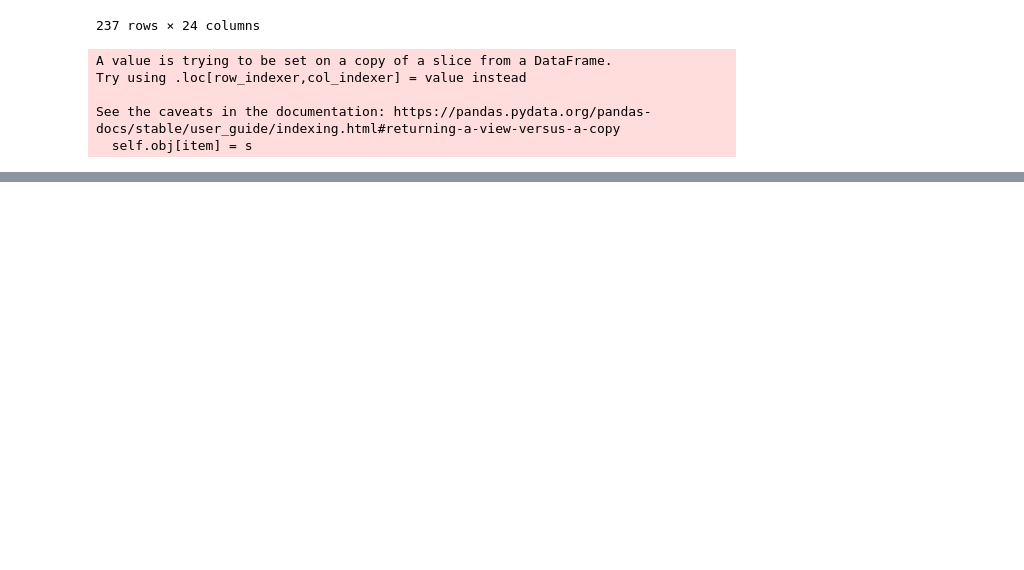
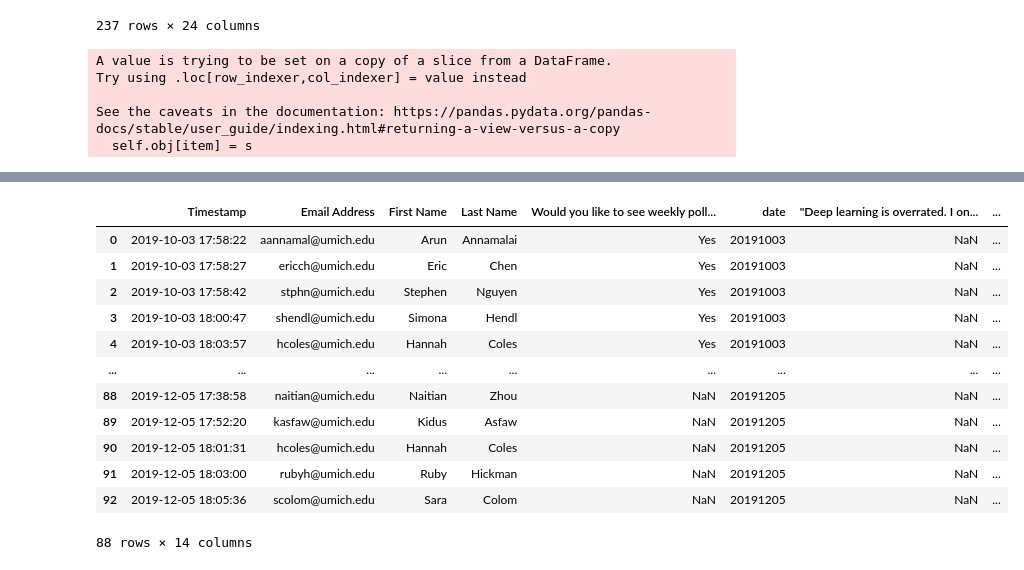
Before and after one commit to Jacsarge/attendance-analysis, a Jupyter notebook: initial-testing.ipynb, the cells around one changed output, grey strips where cells are left out. Saved outputs shown, nothing was run; the diff lists cells and outputs as text; code cells hidden in the pictures; blank space fills up the shorter version.

```diff
--- a/initial-testing.ipynb
+++ b/initial-testing.ipynb
@@ -171,0 +186,29 @@ Warnings:
+# %%
+for date in fa19_dates:
+    spread = Spread('Attendance ' + str(date) + ' (Responses)')
+    temp = spread.sheet_to_df(sheet='Form Responses 1')
+    temp['date'] = date
+    frames = [fa_df,temp]
+    fa_df = pd.concat(frames)
+# %%
+fa_df = fa_df.reset_index()
+# %%
+fa_df['Timestamp'] = pd.to_datetime(fa_df['Timestamp']).apply(lambda x: x)
+# %%
+fa_thurs_df = fa_df.loc[fa_df['Timestamp'].dt.weekday == 3 ]
+# %%
+fa_thurs_df
+# %% [output]
+|  | Timestamp | Email Address | First Name | Last Name | Would you like to see weekly poll... | date | "Deep learning is overrated. I on... | ... |
+| 0 | 2019-10-03 17:58:22 | aannamal@umich.edu | Arun | Annamalai | Yes | 20191003 | NaN | ... |
+| 1 | 2019-10-03 17:58:27 | ericch@umich.edu | Eric | Chen | Yes | 20191003 | NaN | ... |
+| 2 | 2019-10-03 17:58:42 | stphn@umich.edu | Stephen | Nguyen | Yes | 20191003 | NaN | ... |
+| 3 | 2019-10-03 18:00:47 | shendl@umich.edu | Simona | Hendl | Yes | 20191003 | NaN | ... |
+| 4 | 2019-10-03 18:03:57 | hcoles@umich.edu | Hannah | Coles | Yes | 20191003 | NaN | ... |
+| ... | ... | ... | ... | ... | ... | ... | ... | ... |
+| 88 | 2019-12-05 17:38:58 | naitian@umich.edu | Naitian | Zhou | NaN | 20191205 | NaN | ... |
+| 89 | 2019-12-05 17:52:20 | kasfaw@umich.edu | Kidus | Asfaw | NaN | 20191205 | NaN | ... |
+| 90 | 2019-12-05 18:01:31 | hcoles@umich.edu | Hannah | Coles | NaN | 20191205 | NaN | ... |
+| 91 | 2019-12-05 18:03:00 | rubyh@umich.edu | Ruby | Hickman | NaN | 20191205 | NaN | ... |
+| 92 | 2019-12-05 18:05:36 | scolom@umich.edu | Sara | Colom | NaN | 20191205 | NaN | ... |
+88 rows × 14 columns
```
Also changed, not shown: parts of 27 cells of this notebook.
